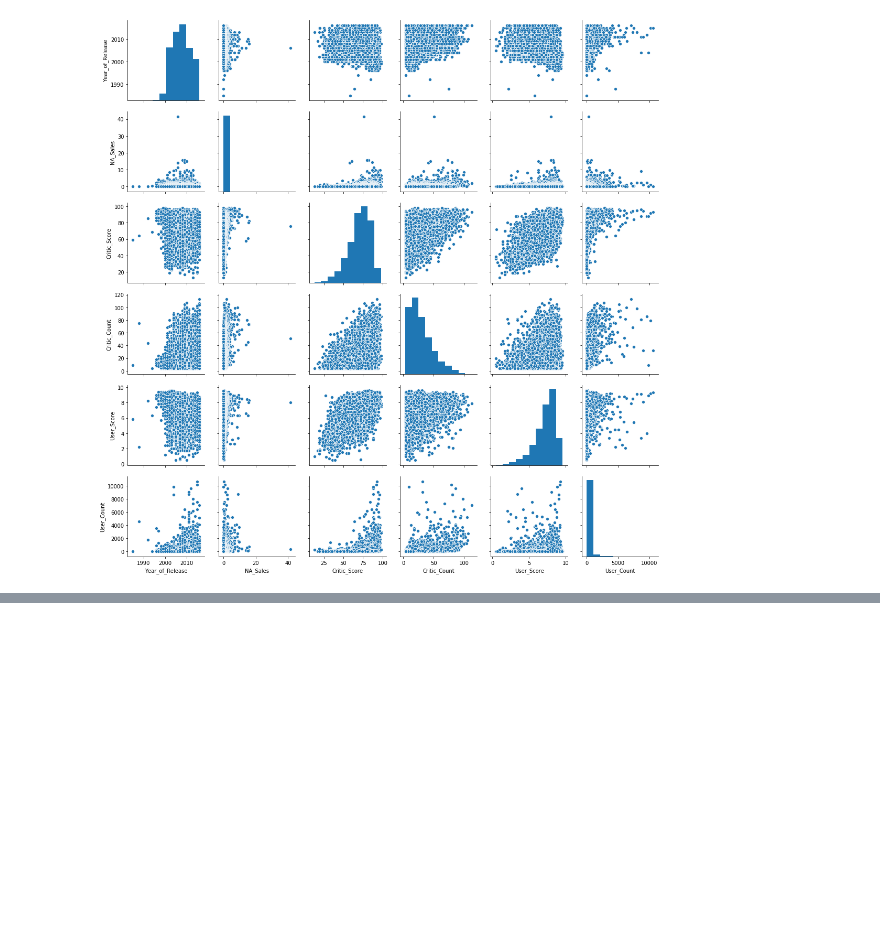
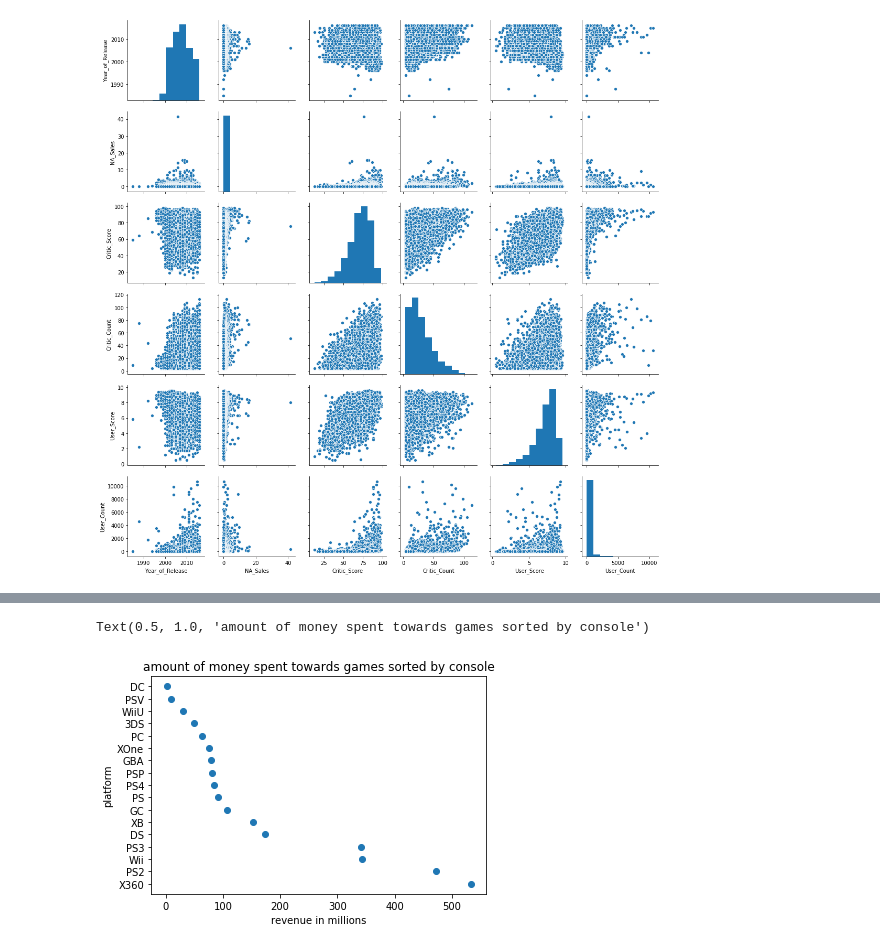
Before and after one commit to joseh4/projection_of_video_game_sales, a Jupyter notebook: joes-master.ipynb, the cells around one changed output, grey strips where cells are left out. Saved outputs shown, nothing was run; the diff lists cells and outputs as text; code cells hidden in the pictures; blank space fills up the shorter version.

```diff
--- a/joes-master.ipynb
+++ b/joes-master.ipynb
@@ -362,0 +509,12 @@ sns.pairplot(north_am);
+# %%
+def platform_sales(data):
+    totals = []
+    for platform in platforms:
+        objective = north_am.loc[north_am['Platform']==platform]
+        total = [platform, objective['NA_Sales'].sum()]
+        totals.append(total)
+    return totals
+# %%
+platform_performance = pd.DataFrame(platform_sales(north_am))
+# %%
+platform_performance.sort_values(by=1,ascending = False, inplace = True)
@@ -362,0 +542,8 @@ sns.pairplot(north_am);
+# %%
+plt.scatter(y = platform_performance[0], x = platform_performance[1])
+plt.xlabel('revenue in millions')
+plt.ylabel('platform')
+plt.title('amount of money spent towards games sorted by console')
+# %% [output]
+Text(0.5, 1.0, 'amount of money spent towards games sorted by console')
+[figure, added]
```
Also changed, not shown: parts of 40 cells of this notebook, 2 other files.
